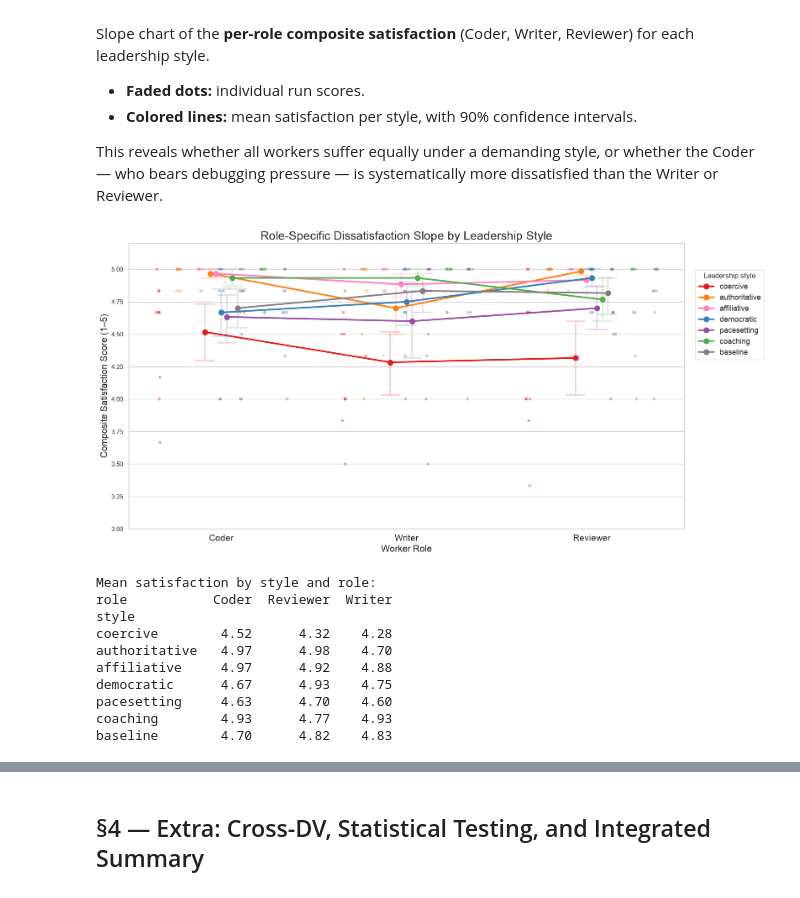
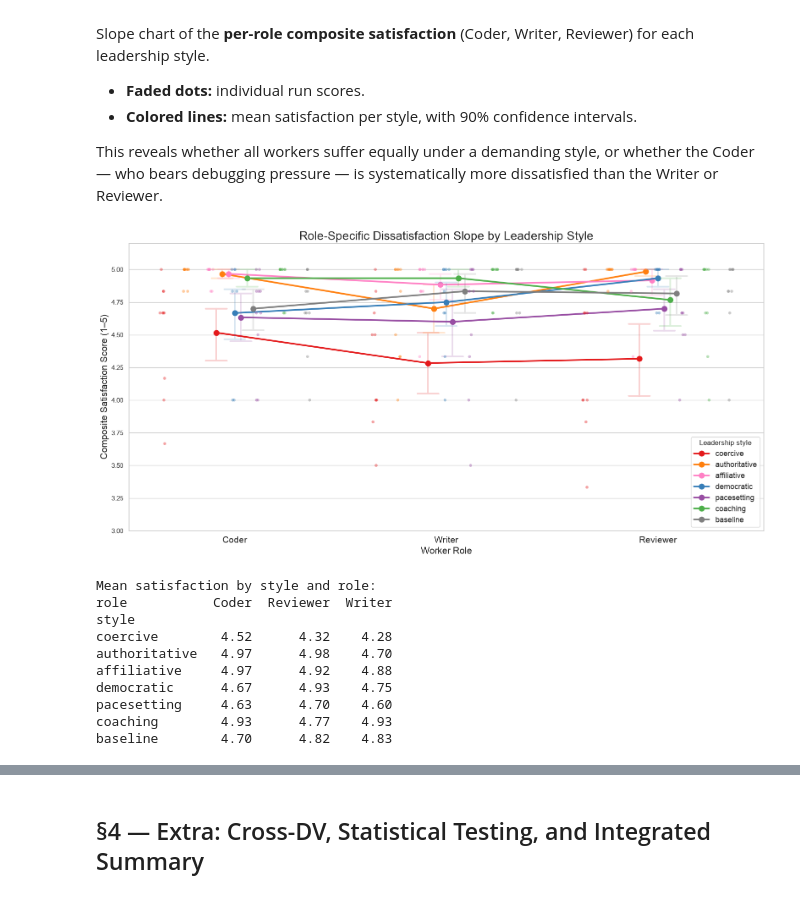
Before and after one commit to helenavioletta/MAS_leadershipstyles, a Jupyter notebook: notebooks/03_analyze_results.ipynb, the cells around one changed output, grey strips where cells are left out. Saved outputs shown, nothing was run; the diff lists cells and outputs as text; code cells hidden in the pictures.

```diff
--- a/notebooks/03_analyze_results.ipynb
+++ b/notebooks/03_analyze_results.ipynb
@@ -2021,35 +2021,35 @@ sns.stripplot(
 
 # Mean slope per style with 90% CI
 sns.pointplot(
     data=df_roles,
     x='role', y='satisfaction', hue='style',
     order=['Coder', 'Writer', 'Reviewer'],
     hue_order=STYLE_ORDER,
     palette=STYLE_COLORS,
     dodge=True,
     markersize=8,
     linestyles='-',
     errorbar=('ci', 90),
     capsize=0.1,
     err_kws={'alpha': 0.2},
     ax=ax
 )
 
 ax.set_ylim(3.0, 5.2)
 ax.set_xlabel('Worker Role', fontsize=16)
 ax.set_ylabel('Composite Satisfaction Score (1–5)', fontsize=16)
 ax.tick_params(axis='x', labelsize=15)
 ax.set_title('Role-Specific Dissatisfaction Slope by Leadership Style', fontsize=20)
-ax.legend(title='Leadership style', loc='upper right', bbox_to_anchor=(1.15, 0.92), fontsize=13)
+ax.legend(title='Leadership style', loc='lower right', fontsize=13)
 plt.tight_layout()
 save_fig('03_dissatisfaction_slope_by_role')
 plt.show()
 
 # Quick numerical check: role means by style
 print('Mean satisfaction by style and role:')
 print(df_roles.groupby(['style', 'role'])['satisfaction'].mean().unstack().reindex(STYLE_ORDER).round(2).to_string())
 # %% [output]
-[figure, old version]
+[figure, new version]
 Mean satisfaction by style and role:
 role           Coder  Reviewer  Writer
 style
```
Also changed, not shown: parts of 3 cells of this notebook, 17 other files.
